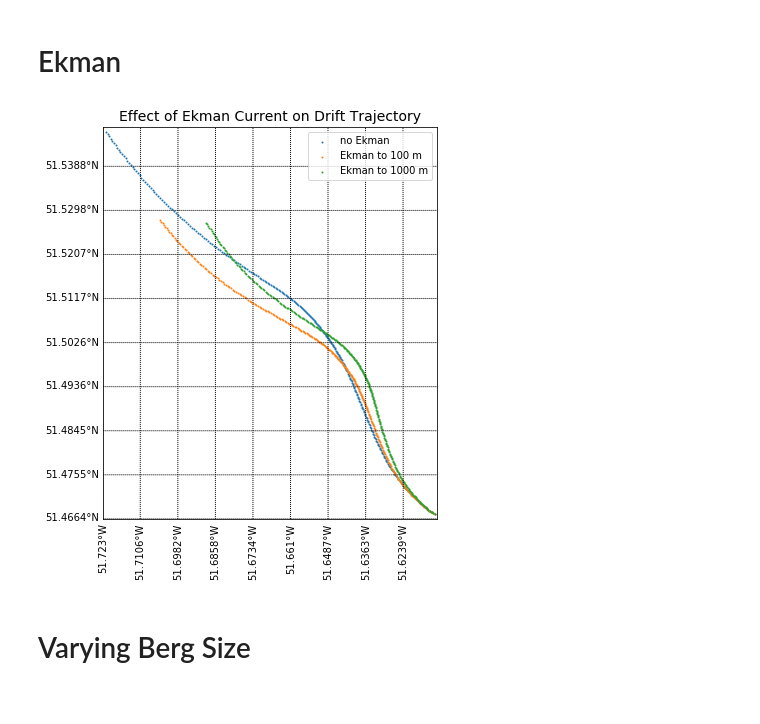
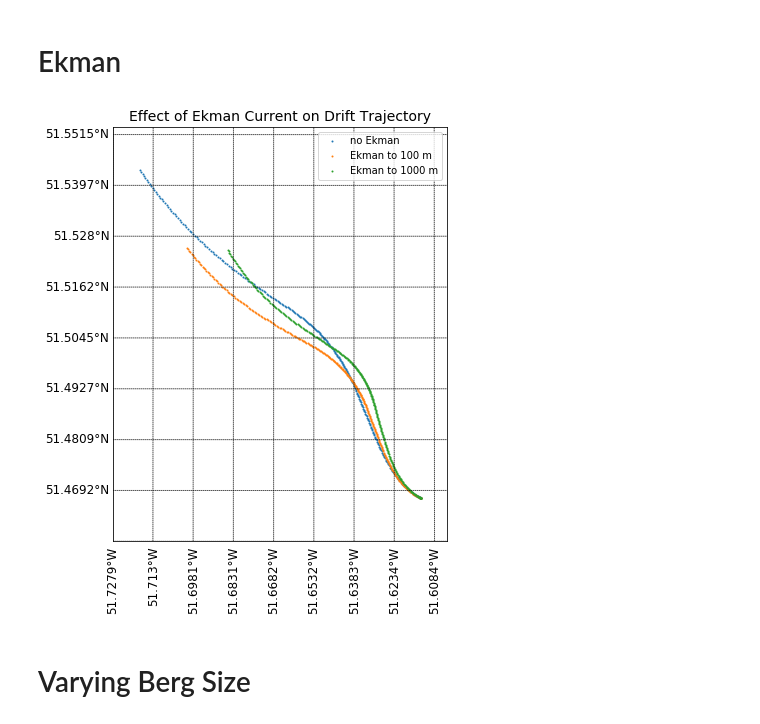
Before and after one commit to jmunroe/IceDEF, a Jupyter notebook: notebooks/results.ipynb, the cells around one changed output. Saved outputs shown, nothing was run; the diff lists cells and outputs as text; code cells hidden in the pictures.

```diff
--- a/notebooks/results.ipynb
+++ b/notebooks/results.ipynb
@@ -129,5 +124,8 @@ title = 'Constant Current and Wind'
 sim.start_velocity = 0, 0
 sim.set_constant_current((0.1, 0))
 sim.set_constant_wind((10, 0))
-xds = sim.run_simulation(store_results_as=label)
+sim.run_simulation(label=label)
+sim.reload_ocean()
+sim.reload_atmosphere()
+sim.reload_iceberg()
 # %%
@@ -187,16 +135,0 @@ if run_optimization:
-# %%
-if run_optimization:
-
-    Ca, Cw = optimization_result.x
-
-    run_sim_kwargs = {'Ca': Ca, 'Cw': Cw}
-    results = sim.run_simulation(**run_sim_kwargs)
-
-    s = 4
-    scatter_kwargs = {'s': s}
-    title='Sample Figure'
-    labels = ['1', '2', 'ref']
-    kwargs = {'scatter_kwargs': scatter_kwargs, 'title': title, 'labels': labels}
-
-    fig, ax = plot.plot_track([results['latitude'].values, results['longitude'].values],
-                          [tc.ref_lats.values, tc.ref_lons.values], **kwargs)
@@ -254,14 +135,0 @@ if run_optimization:
-# %%
-Ca, Cw = (11.2 + 12) / 2, (3.26 + 4.84) / 2
-
-run_sim_kwargs = {'Ca': Ca, 'Cw': Cw}
-results = sim.run_simulation(**run_sim_kwargs)
-
-sizes = [4, 4]
-scatter_kwargs = {}
-title='Sample Figure'
-labels = ['1', '2', 'ref']
-kwargs = {'sizes': sizes, 'scatter_kwargs': scatter_kwargs, 'title': title, 'labels': labels}
-
-fig, ax = plot.plot_track([results['latitude'].values, results['longitude'].values],
-                      [tc.ref_lats.values, tc.ref_lons.values], **kwargs)
@@ -275,28 +141,28 @@ label = 'ekman'
 # No Ekman
 ekman = False
 kwargs = {'ekman': ekman}
-xds = sim.run_simulation(store_results_as='no_ekman', **kwargs)
+sim.run_simulation(label='no_ekman', **kwargs)
 
 # Ekman to depth of 100 m
 ekman = True
 kwargs = {'ekman': ekman}
-xds = sim.run_simulation(store_results_as='ekman_100', **kwargs)
+sim.run_simulation(label='ekman_100', **kwargs)
 
 # Ekman to depth of 1000 m
 ekman = True
 depth_vec = np.arange(0, -1100, -100)
 kwargs = {'ekman': ekman, 'depth_vec': depth_vec}
-xds = sim.run_simulation(store_results_as='ekman_1000', **kwargs)
+sim.run_simulation(label='ekman_1000', **kwargs)
 # %%
 title = 'Effect of Ekman Current on Drift Trajectory'
-pads = [0.001] * 4
+pads = 0.01
 labels = ['no Ekman', 'Ekman to 100 m', 'Ekman to 1000 m']
 legend_kwargs = {'loc': 1}
 map_kwargs = {'pads': pads}
 kwargs = {'map_kwargs': map_kwargs, 'labels': labels, 'title': title, 'legend_kwargs': legend_kwargs}
-fig, ax = sim.plot_track(['no_ekman', 'ekman_100', 'ekman_1000'], **kwargs)
+fig, ax = sim.results.plot(['no_ekman', 'ekman_100', 'ekman_1000'], **kwargs)
 fig.savefig(plot_dir + label + '.png', bbox_inches='tight')
 # %% [output]
-[figure, old version]
+[figure, new version]
 # %% [markdown]
 # Varying Berg Size
```
Also changed, not shown: parts of 50 cells of this notebook.
